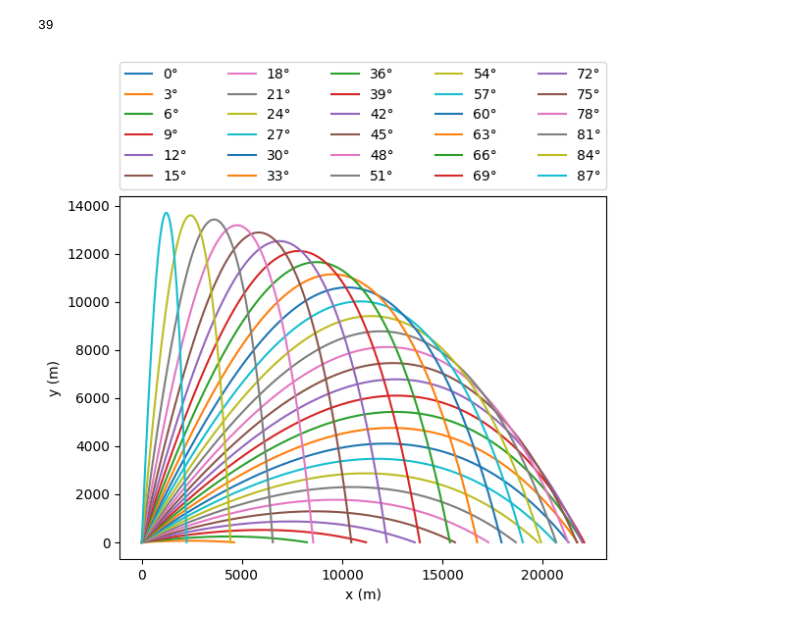
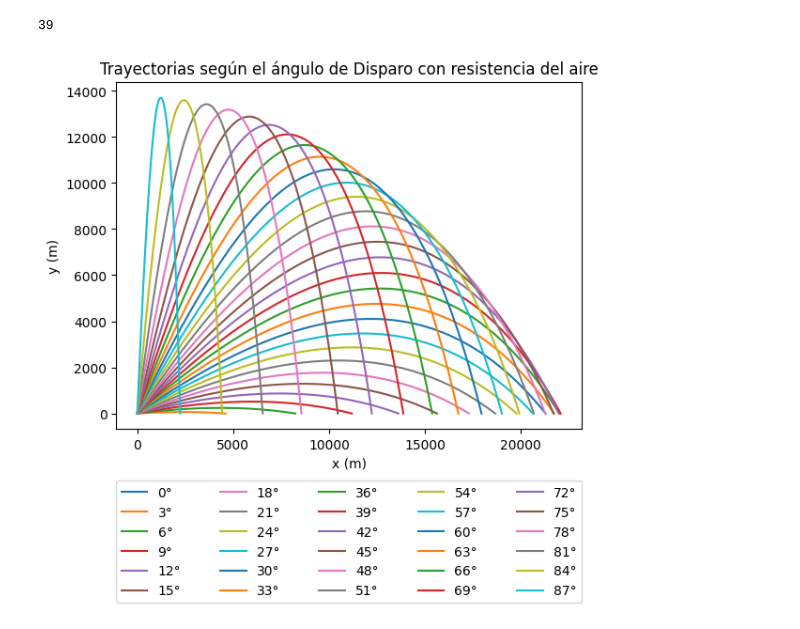
Before and after one commit to Alejandroe0/Computacional, a Jupyter notebook: MétodoDeEuler.ipynb, the cells around one changed output. Drawn from its saved outputs; the diff is of its cells as text; code cells hidden in the pictures.

```diff
--- a/MétodoDeEuler.ipynb
+++ b/MétodoDeEuler.ipynb
@@ -184,11 +187,12 @@ alcance_max_res.index(max(alcance_max_res))*3
 # %%
 #Grficamos las trayectorias almacendas
 for i in range(len(trayec_max_res)):
   plt.plot(trayec_max_res[i][0],trayec_max_res[i][1],label=str(i*3)+'°')
 plt.xlabel('x (m)')
 plt.ylabel('y (m)')
-plt.legend(bbox_to_anchor=(0., 1.02, 1., .102), loc=0, ncol=5, mode="expand",
+plt.title('Trayectorias según el ángulo de Disparo con resistencia del aire')
+plt.legend(bbox_to_anchor=(0., -0.25, 1., .102), loc=0, ncol=5, mode="expand",
            borderaxespad=0)
 plt.show()
 # %% [output]
-[figure, old version]
+[figure, new version]
```
Also changed, not shown: parts of 3 cells of this notebook.
